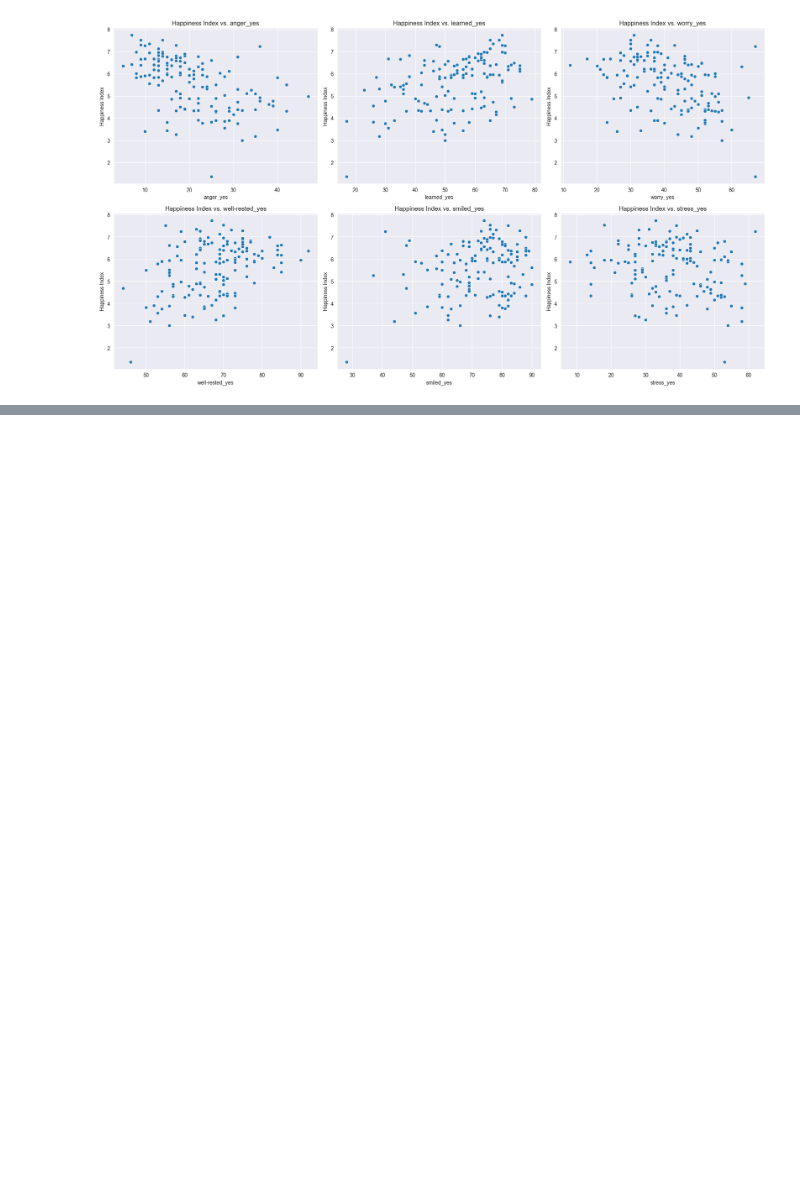
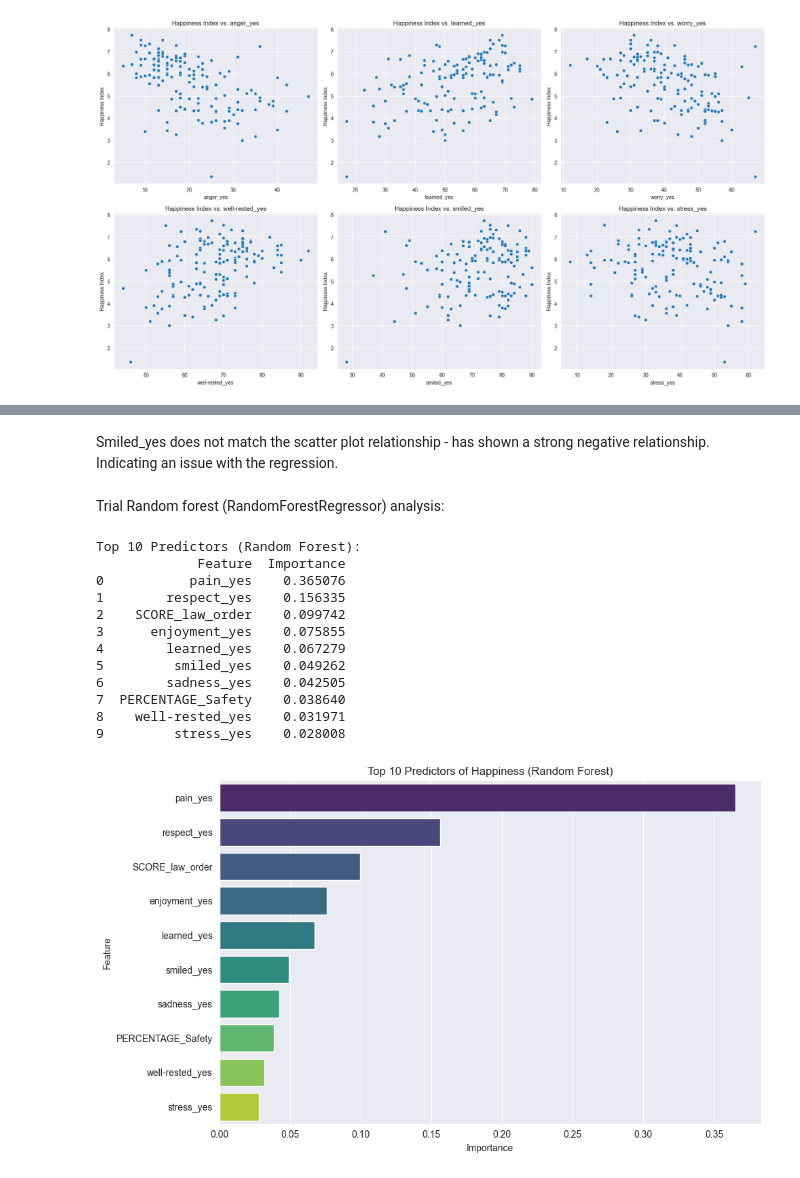
Before and after one commit to dkohalmi/CIP_FS25_202, a Jupyter notebook: notebooks/analyse_gallup.ipynb, the cells around one changed output, grey strips where cells are left out. Drawn from its saved outputs; the diff is of its cells as text; code cells hidden in the pictures; blank space fills up the shorter version.

```diff
--- a/notebooks/analyse_gallup.ipynb
+++ b/notebooks/analyse_gallup.ipynb
@@ -150,0 +215,38 @@ plt.show()
+# %% [markdown]
+Smiled_yes does not match the scatter plot relationship - has shown a strong negative relationship.  Indicating an issue with the regression.
+# %% [markdown]
+Trial Random forest (RandomForestRegressor) analysis:
+# %%
+# === Fit Random Forest model ===
+rf_model = RandomForestRegressor(n_estimators=100, random_state=42)
+rf_model.fit(X_scaled, y)
+
+# === Get feature importances ===
+importances = rf_model.feature_importances_
+rf_importance_df = pd.Series(importances, index=X.columns).sort_values(ascending=False).reset_index()
+rf_importance_df.columns = ["Feature", "Importance"]
+
+# === Print top 10 features ===
+print("\nTop 10 Predictors (Random Forest):")
+print(rf_importance_df.head(10))
+
+# === Optional: Visualize feature importances ===
+plt.figure(figsize=(10, 6))
+sns.barplot(data=rf_importance_df.head(10), x="Importance", y="Feature", hue="Feature", palette="viridis")
+plt.title("Top 10 Predictors of Happiness (Random Forest)")
+plt.tight_layout()
+plt.show()
+# %% [output]
+Top 10 Predictors (Random Forest):
+             Feature  Importance
+0           pain_yes    0.365076
+1        respect_yes    0.156335
+2    SCORE_law_order    0.099742
+3      enjoyment_yes    0.075855
+4        learned_yes    0.067279
+5         smiled_yes    0.049262
+6        sadness_yes    0.042505
+7  PERCENTAGE_Safety    0.038640
+8    well-rested_yes    0.031971
+9         stress_yes    0.028008
+[figure, added]
```
Also changed, not shown: parts of 6 cells of this notebook, 1 other file.
